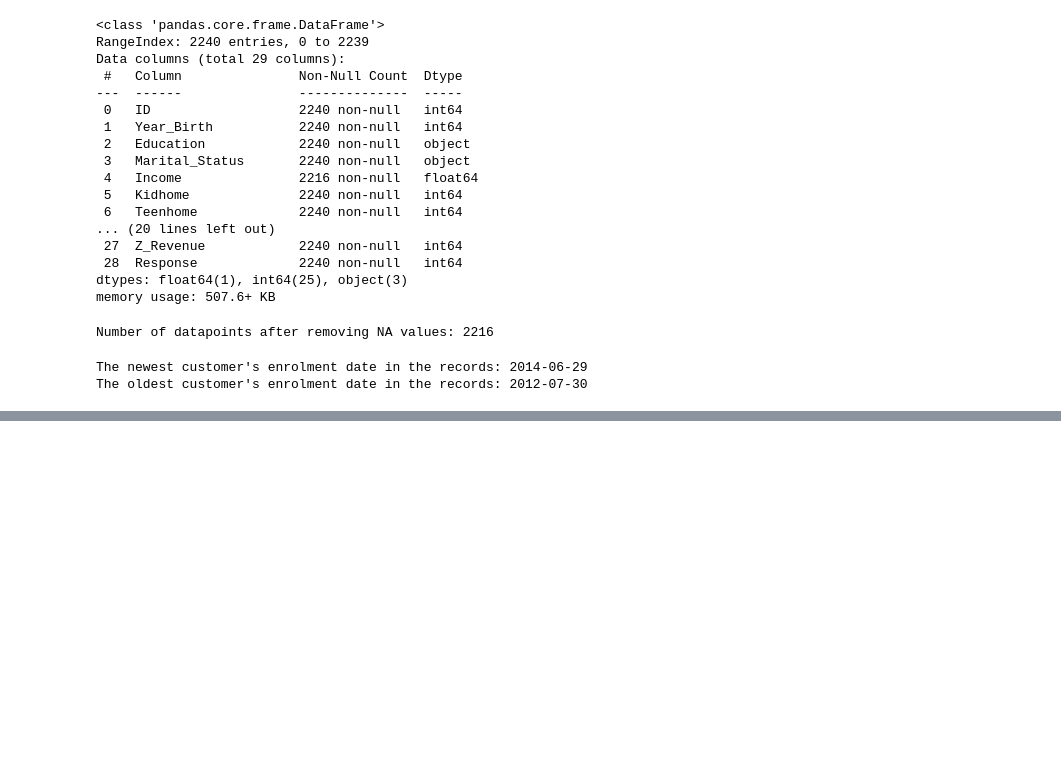
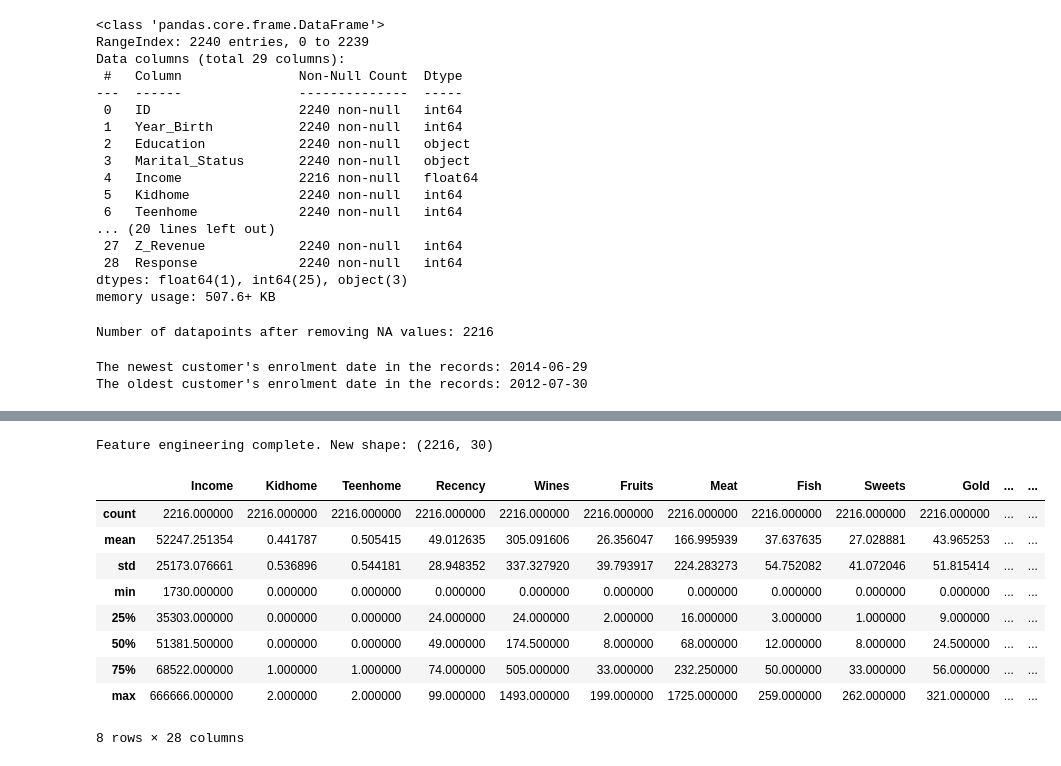
Before and after one commit to leajadaa/ML-data-analytics-project, a Jupyter notebook: notebooks/marketing_analysis.ipynb, the cells around one changed output, grey strips where cells are left out. Drawn from its saved outputs; the diff is of its cells as text; code cells hidden in the pictures; blank space fills up the shorter version.

```diff
--- a/notebooks/marketing_analysis.ipynb
+++ b/notebooks/marketing_analysis.ipynb
@@ -79,0 +104,68 @@ data["Customer_For"] = pd.to_numeric(data["Customer_For"], errors="coerce")
+# %%
+# Feature Engineering
+
+# Age of customer today
+data["Age"] = 2026 - data["Year_Birth"]
+
+# Total spendings on various items
+data["Spent"] = data["MntWines"] + data["MntFruits"] + data["MntMeatProducts"] + data["MntFishProducts"] + data["MntSweetProducts"] + data["MntGoldProds"]
+
+# Deriving living situation by marital status
+data["Living_With"] = data["Marital_Status"].replace({
+    "Married": "Partner",
+    "Together": "Partner",
+    "Absurd": "Alone",
+    "Widow": "Alone",
+    "YOLO": "Alone",
+    "Divorced": "Alone",
+    "Single": "Alone"
+})
+
+# Feature indicating total children living in the household
+data["Children"] = data["Kidhome"] + data["Teenhome"]
+
+# Feature for total members in the household
+data["Family_Size"] = (data["Living_With"].replace({"Alone": 1, "Partner": 2}).infer_objects(copy=False)) + data["Children"]
+
+# Feature indicating parenthood
+data["Is_Parent"] = np.where(data["Children"] > 0, 1, 0)
+
+# Segmenting education levels
+data["Education"] = data["Education"].replace({
+    "Basic": "Undergraduate",
+    "2n Cycle": "Undergraduate",
+    "Graduation": "Graduate",
+    "Master": "Postgraduate",
+    "PhD": "Postgraduate"
+})
+
+# Renaming spending columns for clarity
+data = data.rename(columns={
+    "MntWines": "Wines",
+    "MntFruits": "Fruits",
+    "MntMeatProducts": "Meat",
+    "MntFishProducts": "Fish",
+    "MntSweetProducts": "Sweets",
+    "MntGoldProds": "Gold"
+})
+
+# Dropping columns not used in this project
+to_drop = ["Marital_Status", "Dt_Customer", "Z_CostContact", "Z_Revenue", "Year_Birth", "ID"]
+data = data.drop(to_drop, axis=1)
+
+print("Feature engineering complete. New shape:", data.shape)
+# %% [output]
+Feature engineering complete. New shape: (2216, 30)
+# %%
+data.describe()
+# %% [output]
+|  | Income | Kidhome | Teenhome | Recency | Wines | Fruits | Meat | Fish | Sweets | Gold | ... | ... |
+| count | 2216.000000 | 2216.000000 | 2216.000000 | 2216.000000 | 2216.000000 | 2216.000000 | 2216.000000 | 2216.000000 | 2216.000000 | 2216.000000 | ... | ... |
+| mean | 52247.251354 | 0.441787 | 0.505415 | 49.012635 | 305.091606 | 26.356047 | 166.995939 | 37.637635 | 27.028881 | 43.965253 | ... | ... |
+| std | 25173.076661 | 0.536896 | 0.544181 | 28.948352 | 337.327920 | 39.793917 | 224.283273 | 54.752082 | 41.072046 | 51.815414 | ... | ... |
+| min | 1730.000000 | 0.000000 | 0.000000 | 0.000000 | 0.000000 | 0.000000 | 0.000000 | 0.000000 | 0.000000 | 0.000000 | ... | ... |
+| 25% | 35303.000000 | 0.000000 | 0.000000 | 24.000000 | 24.000000 | 2.000000 | 16.000000 | 3.000000 | 1.000000 | 9.000000 | ... | ... |
+| 50% | 51381.500000 | 0.000000 | 0.000000 | 49.000000 | 174.500000 | 8.000000 | 68.000000 | 12.000000 | 8.000000 | 24.500000 | ... | ... |
+| 75% | 68522.000000 | 1.000000 | 1.000000 | 74.000000 | 505.000000 | 33.000000 | 232.250000 | 50.000000 | 33.000000 | 56.000000 | ... | ... |
+| max | 666666.000000 | 2.000000 | 2.000000 | 99.000000 | 1493.000000 | 199.000000 | 1725.000000 | 259.000000 | 262.000000 | 321.000000 | ... | ... |
+8 rows × 28 columns
```
Also changed, not shown: parts of 8 cells of this notebook.
